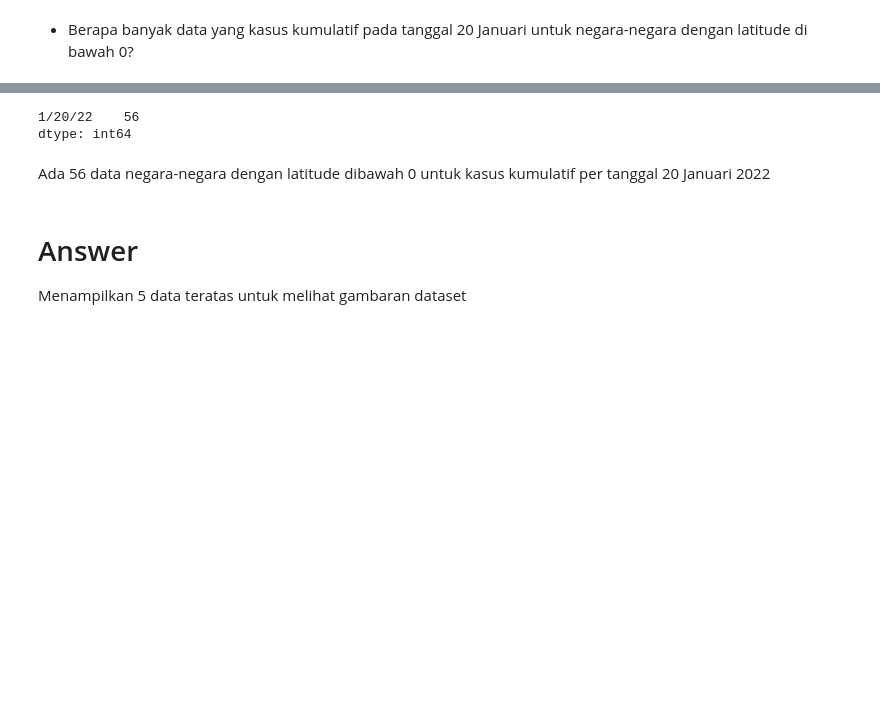
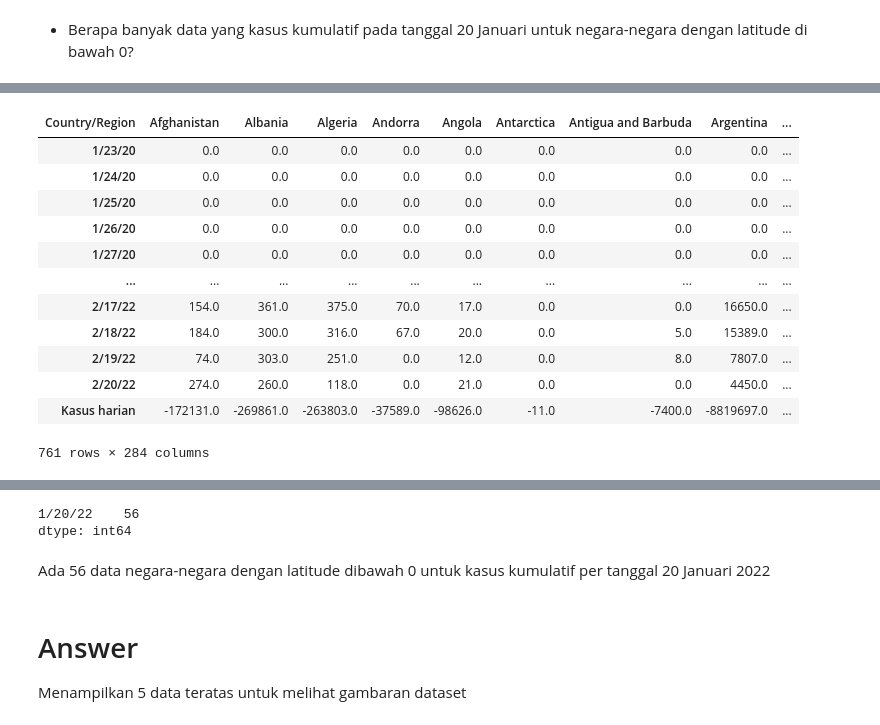
Before and after one commit to Luthfifadhlillah55/Live_Code, a Jupyter notebook: h8_p0lc1_Luthfi_Fadhlillah.ipynb, the cells around one changed output, grey strips where cells are left out. Saved outputs shown, nothing was run; the diff lists cells and outputs as text; code cells hidden in the pictures; blank space fills up the shorter version.

```diff
--- a/h8_p0lc1_Luthfi_Fadhlillah.ipynb
+++ b/h8_p0lc1_Luthfi_Fadhlillah.ipynb
@@ -106,0 +148,22 @@ data
+# %%
+def kasus_harian():
+    data_new = data.drop(columns=['Province/State', 'Lat', 'Long'])
+    data_trans = data_new.set_index('Country/Region').transpose()
+    data_harian = data_trans.diff().dropna()
+    return data_harian
+# %%
+kasus_harian()
+# %% [output]
+| Country/Region | Afghanistan | Albania | Algeria | Andorra | Angola | Antarctica | Antigua and Barbuda | Argentina | ... |
+| 1/23/20 | 0.0 | 0.0 | 0.0 | 0.0 | 0.0 | 0.0 | 0.0 | 0.0 | ... |
+| 1/24/20 | 0.0 | 0.0 | 0.0 | 0.0 | 0.0 | 0.0 | 0.0 | 0.0 | ... |
+| 1/25/20 | 0.0 | 0.0 | 0.0 | 0.0 | 0.0 | 0.0 | 0.0 | 0.0 | ... |
+| 1/26/20 | 0.0 | 0.0 | 0.0 | 0.0 | 0.0 | 0.0 | 0.0 | 0.0 | ... |
+| 1/27/20 | 0.0 | 0.0 | 0.0 | 0.0 | 0.0 | 0.0 | 0.0 | 0.0 | ... |
+| ... | ... | ... | ... | ... | ... | ... | ... | ... | ... |
+| 2/17/22 | 154.0 | 361.0 | 375.0 | 70.0 | 17.0 | 0.0 | 0.0 | 16650.0 | ... |
+| 2/18/22 | 184.0 | 300.0 | 316.0 | 67.0 | 20.0 | 0.0 | 5.0 | 15389.0 | ... |
+| 2/19/22 | 74.0 | 303.0 | 251.0 | 0.0 | 12.0 | 0.0 | 8.0 | 7807.0 | ... |
+| 2/20/22 | 274.0 | 260.0 | 118.0 | 0.0 | 21.0 | 0.0 | 0.0 | 4450.0 | ... |
+| Kasus harian | -172131.0 | -269861.0 | -263803.0 | -37589.0 | -98626.0 | -11.0 | -7400.0 | -8819697.0 | ... |
+761 rows × 284 columns
```
Also changed, not shown: parts of 29 cells of this notebook, 4 other files.
